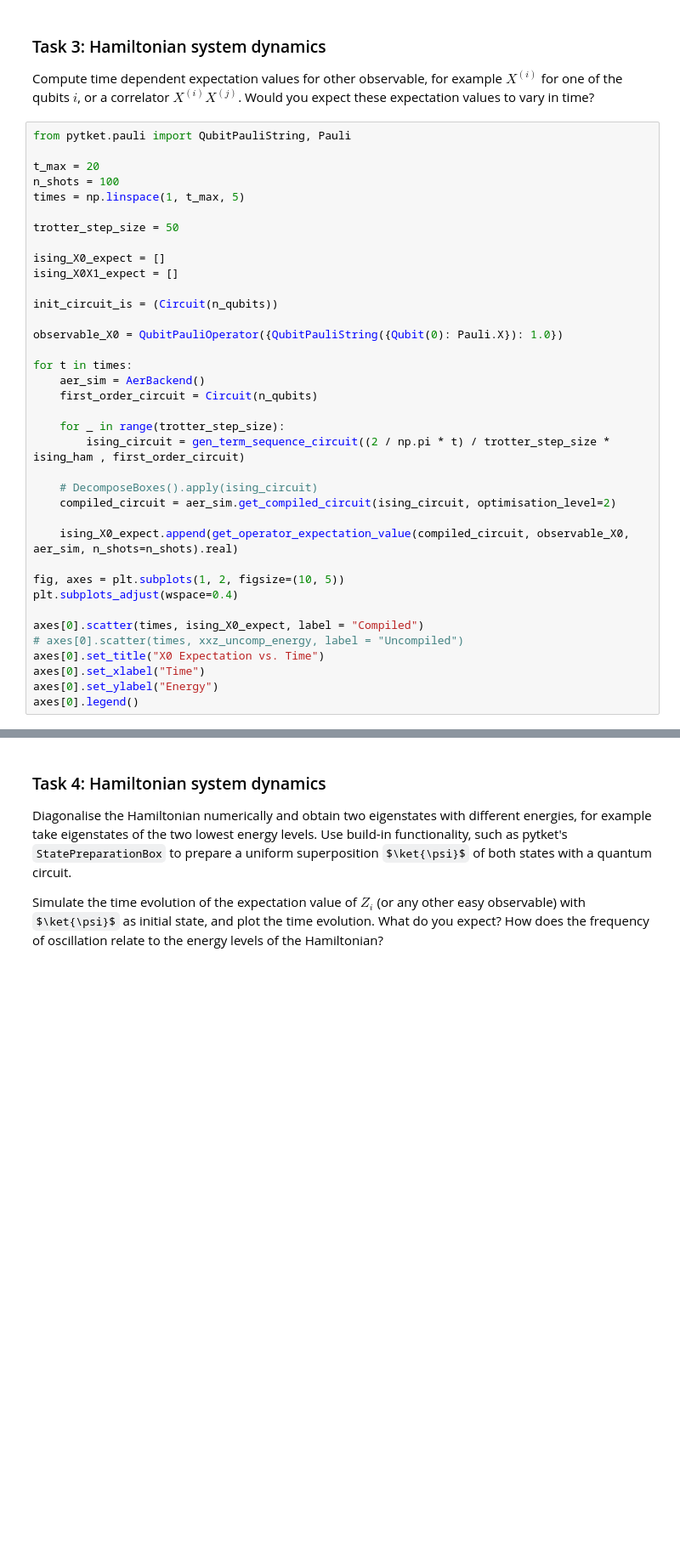
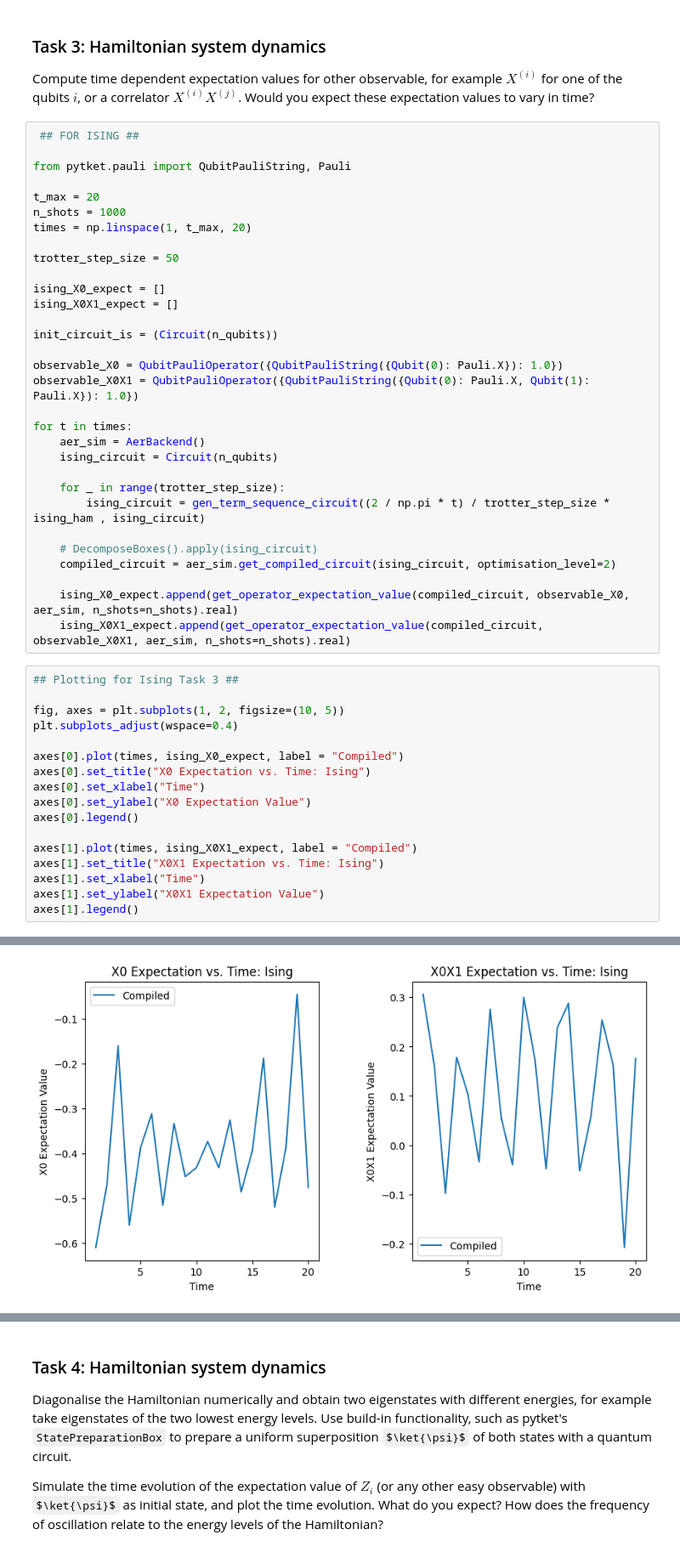
Before and after one commit to mattheweverette/2025-Quantinuum, a Jupyter notebook: notebooks/hamiltonian_simulation.ipynb, the cells around one changed output, grey strips where cells are left out. Shown at 85% size. Cells and saved outputs as stored; diff of their text form; some formulas as TeX source; blank space fills up the shorter version.

Commit message:
expectation values

```diff
--- a/notebooks/hamiltonian_simulation.ipynb
+++ b/notebooks/hamiltonian_simulation.ipynb
@@ -646,11 +633,13 @@ Study how hardware noise, emulated with e.g. the Quantinuum noise models, affect
 
 Compute time dependent expectation values for other observable, for example $X^{(i)}$ for one of the qubits $i$, or a correlator $X^{(i)} X^{(j)}$. Would you expect these expectation values to vary in time?
 # %%
+ ## FOR ISING ##
+
 from pytket.pauli import QubitPauliString, Pauli
 
 t_max = 20
-n_shots = 100
-times = np.linspace(1, t_max, 5)
+n_shots = 1000
+times = np.linspace(1, t_max, 20)
 
 trotter_step_size = 50
 
@@ -660,25 +649,35 @@ ising_X0X1_expect = []
 init_circuit_is = (Circuit(n_qubits))
 
 observable_X0 = QubitPauliOperator({QubitPauliString({Qubit(0): Pauli.X}): 1.0})
+observable_X0X1 = QubitPauliOperator({QubitPauliString({Qubit(0): Pauli.X, Qubit(1): Pauli.X}): 1.0})
 
 for t in times:
     aer_sim = AerBackend()
-    first_order_circuit = Circuit(n_qubits)
+    ising_circuit = Circuit(n_qubits)
 
     for _ in range(trotter_step_size):
-        ising_circuit = gen_term_sequence_circuit((2 / np.pi * t) / trotter_step_size * ising_ham , first_order_circuit)
+        ising_circuit = gen_term_sequence_circuit((2 / np.pi * t) / trotter_step_size * ising_ham , ising_circuit)
 
     # DecomposeBoxes().apply(ising_circuit)
     compiled_circuit = aer_sim.get_compiled_circuit(ising_circuit, optimisation_level=2)
 
     ising_X0_expect.append(get_operator_expectation_value(compiled_circuit, observable_X0, aer_sim, n_shots=n_shots).real)
-
-fig, axes = plt.subplots(1, 2, figsize=(10, 5))
-plt.subplots_adjust(wspace=0.4)
-
-axes[0].scatter(times, ising_X0_expect, label = "Compiled")
-# axes[0].scatter(times, xxz_uncomp_energy, label = "Uncompiled")
-axes[0].set_title("X0 Expectation vs. Time")
-axes[0].set_xlabel("Time")
-axes[0].set_ylabel("Energy")
-axes[0].legend()
+    ising_X0X1_expect.append(get_operator_expectation_value(compiled_circuit, observable_X0X1, aer_sim, n_shots=n_shots).real)
+# %%
+## Plotting for Ising Task 3 ##
+
+fig, axes = plt.subplots(1, 2, figsize=(10, 5))
+plt.subplots_adjust(wspace=0.4)
+
+axes[0].plot(times, ising_X0_expect, label = "Compiled")
+axes[0].set_title("X0 Expectation vs. Time: Ising")
+axes[0].set_xlabel("Time")
+axes[0].set_ylabel("X0 Expectation Value")
+axes[0].legend()
+
+axes[1].plot(times, ising_X0X1_expect, label = "Compiled")
+axes[1].set_title("X0X1 Expectation vs. Time: Ising")
+axes[1].set_xlabel("Time")
+axes[1].set_ylabel("X0X1 Expectation Value")
+axes[1].legend()
+# %% [output]
@@ -684,0 +685 @@ axes[0].legend()
+[figure, added]
```
Also changed, not shown: parts of 12 cells of this notebook.
